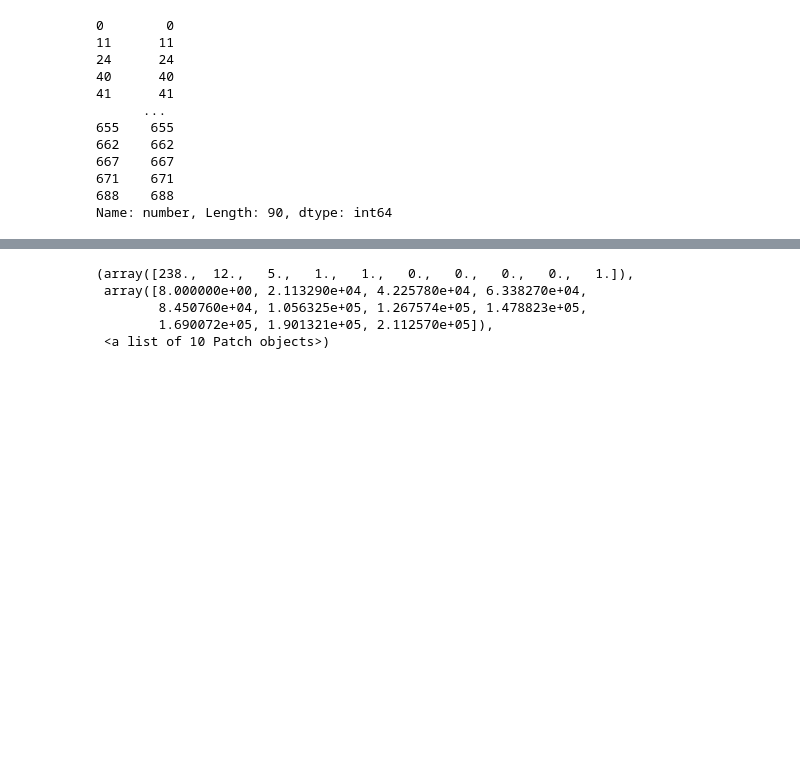
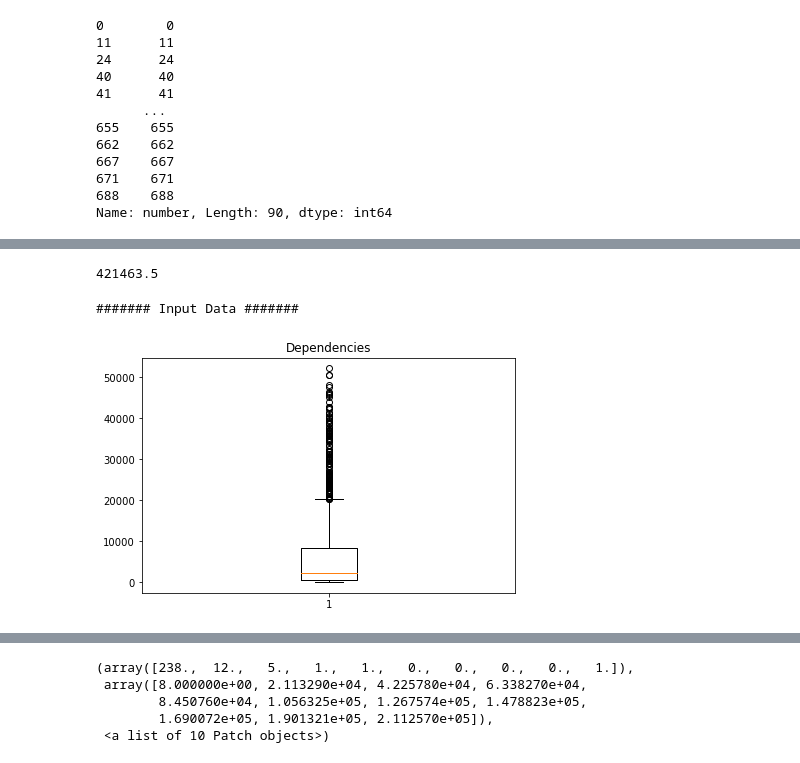
Before and after one commit to ashkboos/LightWeightCGs, a Jupyter notebook: stats.ipynb, the cells around one changed output, grey strips where cells are left out. Cells and saved outputs as stored; diff of their text form; code cells hidden in the pictures; blank space fills up the shorter version.

```diff
--- a/stats.ipynb
+++ b/stats.ipynb
@@ -257,3 +352,20 @@ merge = xx['mergeTime']+xx['UCHTime']
+# %%
+yy["mergeEdges"].median()
+# %% [output]
+421463.5
+# %%
+print("####### Input Data ####### \n ")
+fig, (ax1) = plt.subplots(nrows=1, ncols=1, sharey=False)
+ax1.boxplot(remove_outliers(merge))
+ax1.set_title('Dependencies')
+fig.tight_layout(pad=1)
+
+# plt.savefig(directory+'/input.pdf')
+plt.show()
+plt.close()
+# %% [output]
+####### Input Data #######
+[figure, added]
 # %%
 sample_sizes=[10, 20, 30, 50, 100, 170, 300, 400, 500, 600]
 result = {}
```
Also changed, not shown: parts of 18 cells of this notebook, 1 other file.
